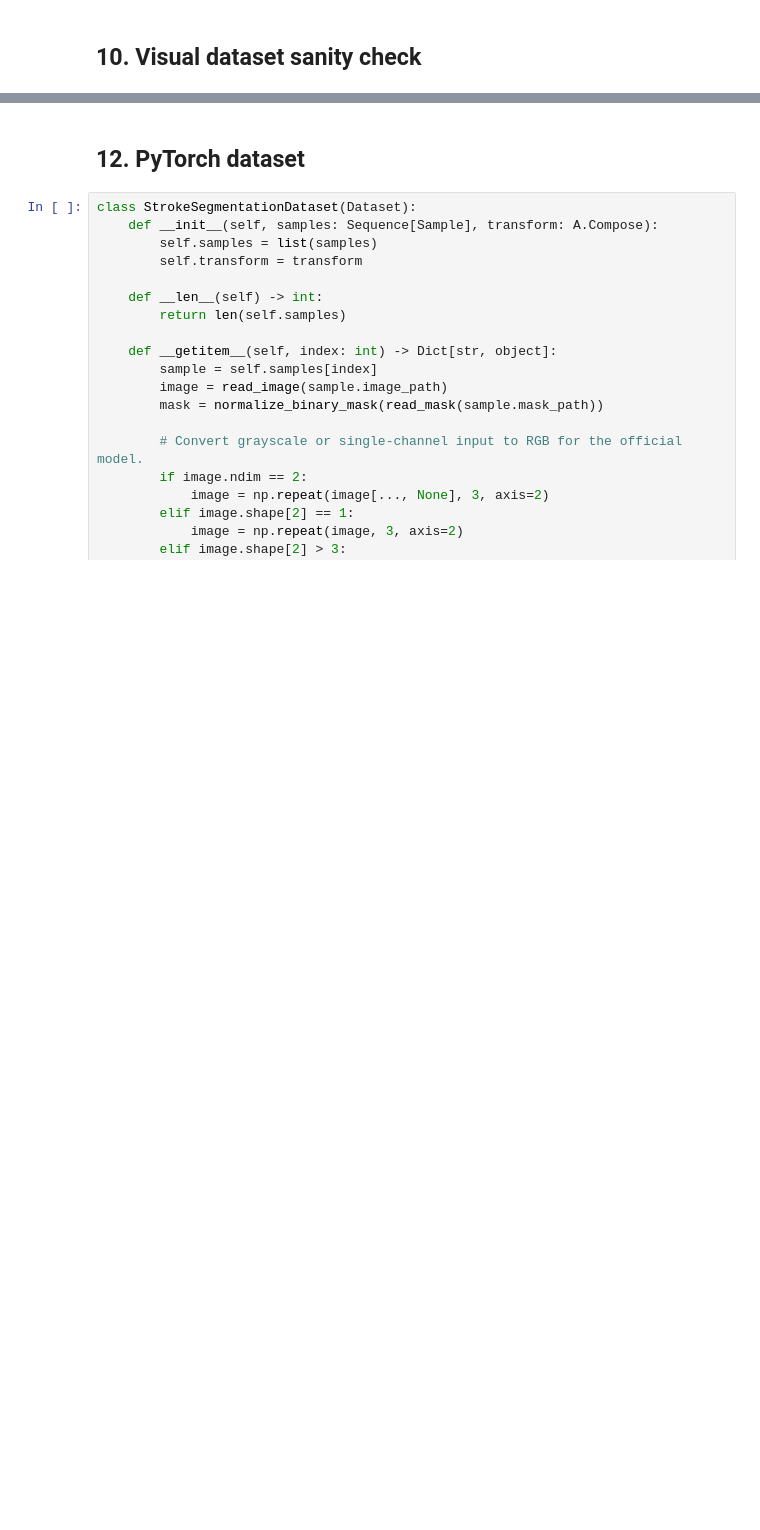
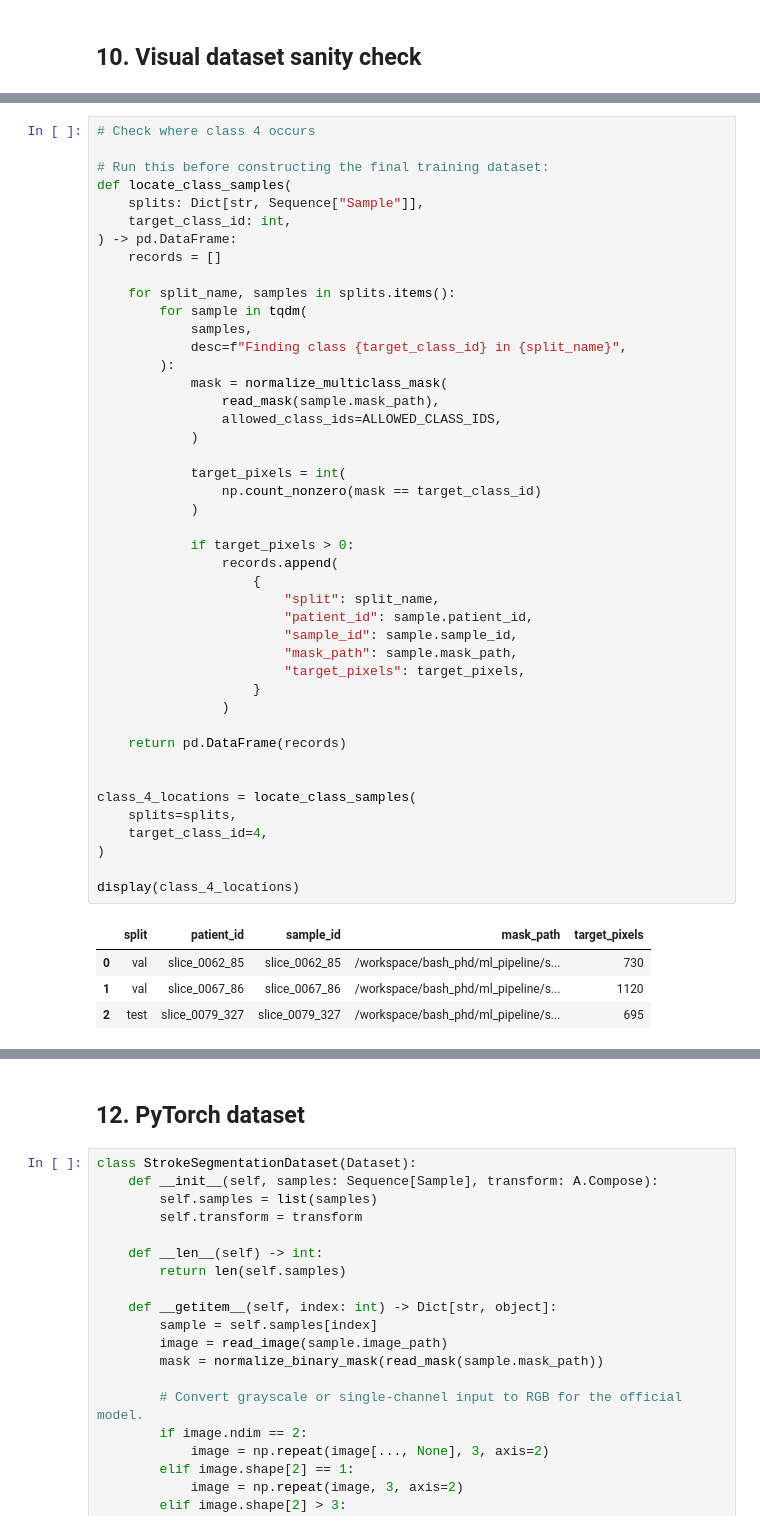
Before and after one commit to bbashemeragmailcom/bash_phd, a Jupyter notebook: ml_pipeline/transunet_stroke_training_pipeline.ipynb, the cells around one changed output, grey strips where cells are left out. Drawn from its saved outputs; the diff is of its cells as text; blank space fills up the shorter version.

```diff
--- a/ml_pipeline/transunet_stroke_training_pipeline.ipynb
+++ b/ml_pipeline/transunet_stroke_training_pipeline.ipynb
@@ -550,0 +2139,49 @@ show_samples(splits["train"])
+# %%
+# Check where class 4 occurs
+
+# Run this before constructing the final training dataset:
+def locate_class_samples(
+    splits: Dict[str, Sequence["Sample"]],
+    target_class_id: int,
+) -> pd.DataFrame:
+    records = []
+
+    for split_name, samples in splits.items():
+        for sample in tqdm(
+            samples,
+            desc=f"Finding class {target_class_id} in {split_name}",
+        ):
+            mask = normalize_multiclass_mask(
+                read_mask(sample.mask_path),
+                allowed_class_ids=ALLOWED_CLASS_IDS,
+            )
+
+            target_pixels = int(
+                np.count_nonzero(mask == target_class_id)
+            )
+
+            if target_pixels > 0:
+                records.append(
+                    {
+                        "split": split_name,
+                        "patient_id": sample.patient_id,
+                        "sample_id": sample.sample_id,
+                        "mask_path": sample.mask_path,
+                        "target_pixels": target_pixels,
+                    }
+                )
+
+    return pd.DataFrame(records)
+
+
+class_4_locations = locate_class_samples(
+    splits=splits,
+    target_class_id=4,
+)
+
+display(class_4_locations)
+# %% [output]
+|  | split | patient_id | sample_id | mask_path | target_pixels |
+| 0 | val | slice_0062_85 | slice_0062_85 | /workspace/bash_phd/ml_pipeline/s... | 730 |
+| 1 | val | slice_0067_86 | slice_0067_86 | /workspace/bash_phd/ml_pipeline/s... | 1120 |
+| 2 | test | slice_0079_327 | slice_0079_327 | /workspace/bash_phd/ml_pipeline/s... | 695 |
```
Also changed, not shown: parts of 22 cells of this notebook, 1 other file.
